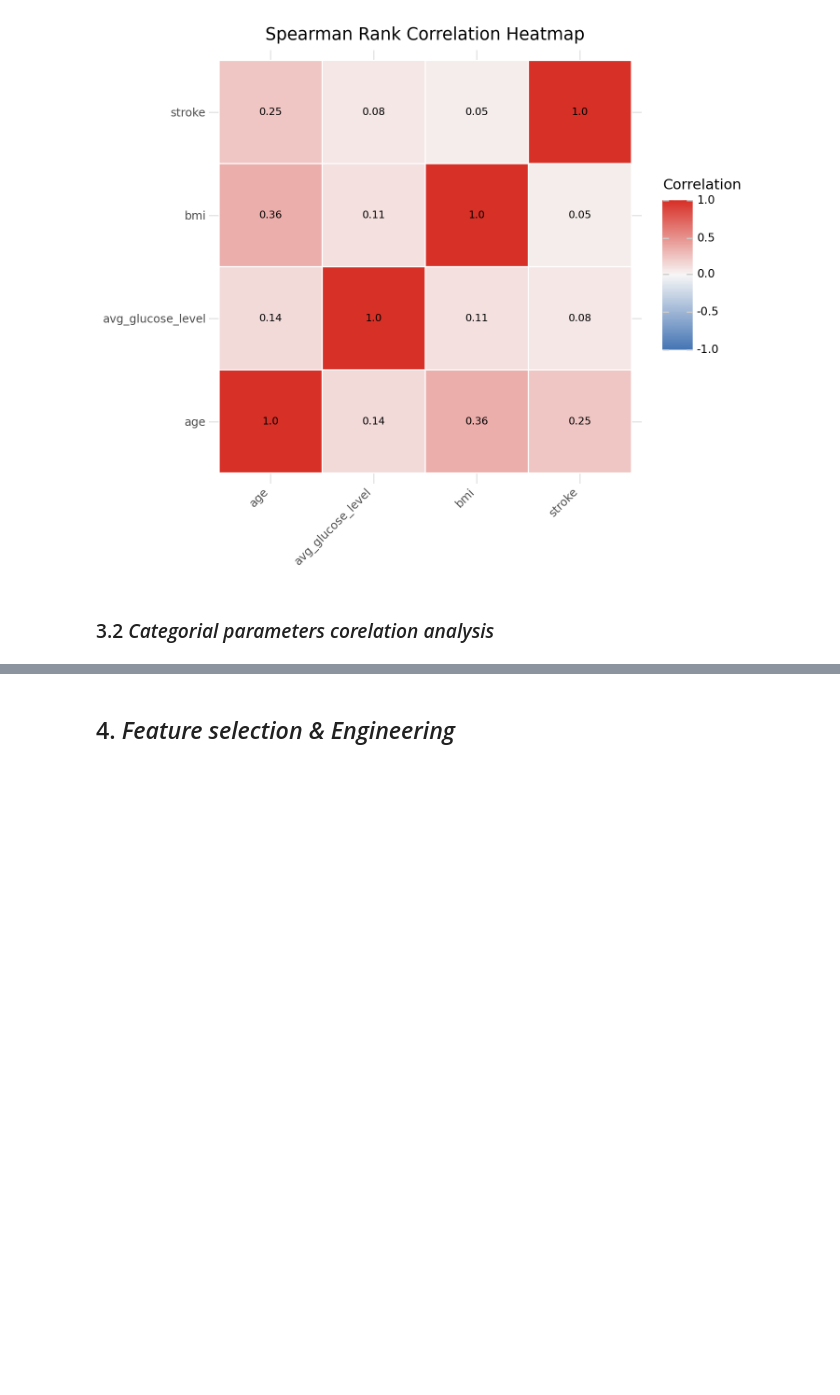
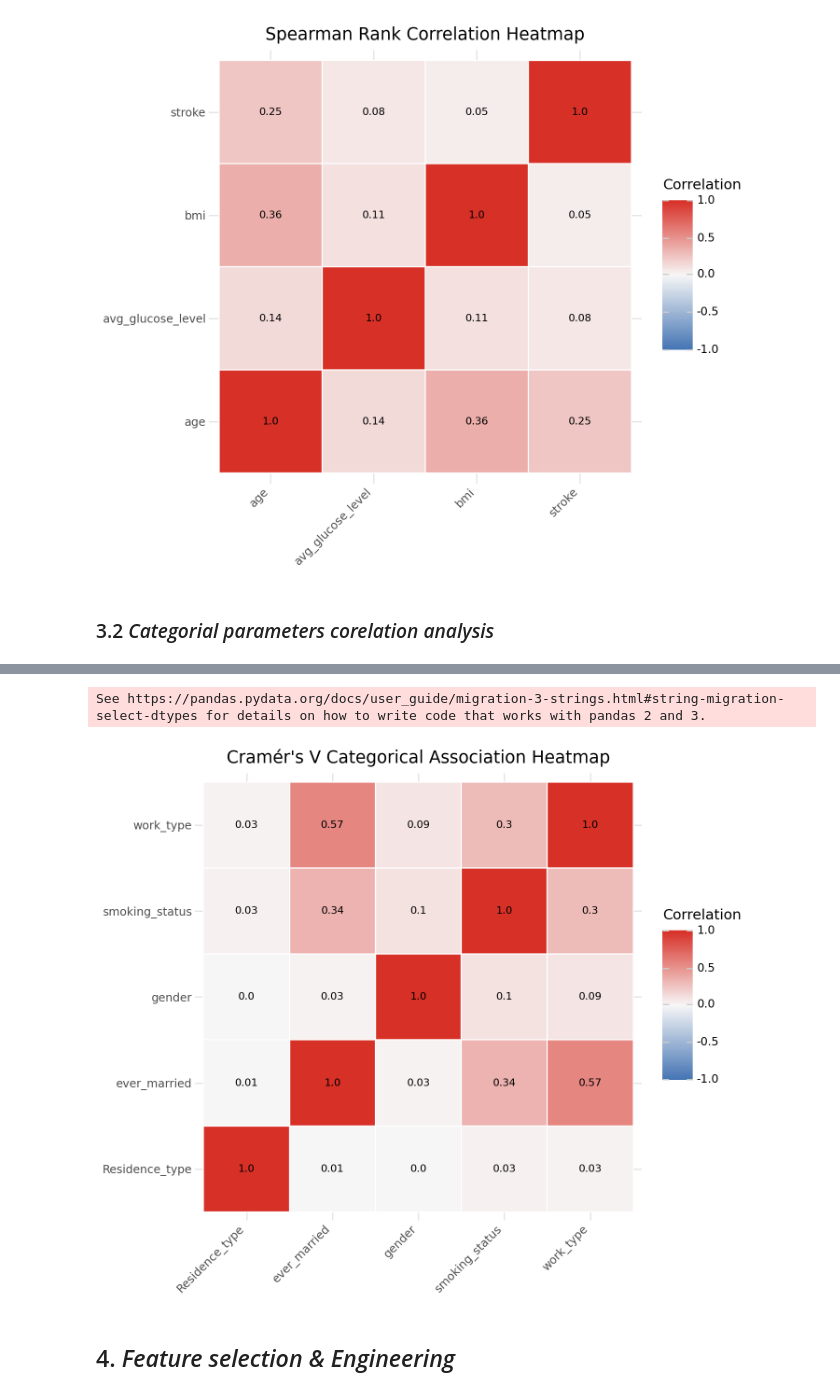
Before and after one commit to idowein/data-science-course-HIT, a Jupyter notebook: HW2/EDA_stroke_dataset.ipynb, the cells around one changed output, grey strips where cells are left out. Cells and saved outputs as stored; diff of their text form; code cells hidden in the pictures; blank space fills up the shorter version.

```diff
--- a/HW2/EDA_stroke_dataset.ipynb
+++ b/HW2/EDA_stroke_dataset.ipynb
@@ -956,2 +963,39 @@ p2
+# %%
+import numpy as np
+import pandas as pd
+from scipy.stats import chi2_contingency
+
+
+def cramers_v(x, y):
+  """Calculate Cramer's V statistic for categorical-categorical association."""
+  ct = pd.crosstab(x.fillna('Unknown'), y.fillna('Unknown'))
+  chi2 = chi2_contingency(ct)[0]
+  n = ct.sum().sum()
+  r, k = ct.shape
+
+  min_dim = min(k - 1, r - 1)
+  if min_dim == 0:
+    return 0.0
+
+  return np.sqrt(chi2 / (n * min_dim))
+
+
+# Select categorical columns
+cat_cols = df.select_dtypes(include=['object', 'category']).columns
+
+# Calculate Cramer's V matrix
+cramer_matrix = pd.DataFrame(index=cat_cols, columns=cat_cols, dtype=float)
+for col1 in cat_cols:
+  for col2 in cat_cols:
+    cramer_matrix.loc[col1, col2] = round(cramers_v(df[col1], df[col2]), 3)
+
+# Render Heatmap using our plotnine function
+p_cramer = create_plotnine_heatmap(
+    cramer_matrix, title="Cramér's V Categorical Association Heatmap"
+)
+p_cramer
+# %% [output]
+See https://pandas.pydata.org/docs/user_guide/migration-3-strings.html#string-migration-select-dtypes for details on how to write code that works with pandas 2 and 3.
+[figure, added]
 # %% [markdown]
 ## 4. *Feature selection & Engineering*
```
Also changed, not shown: parts of 1 cell of this notebook.
